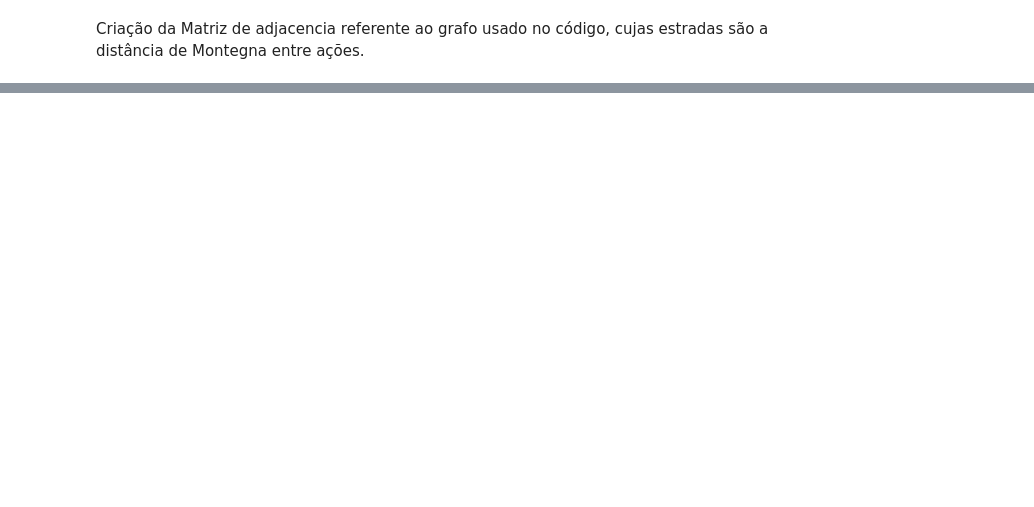
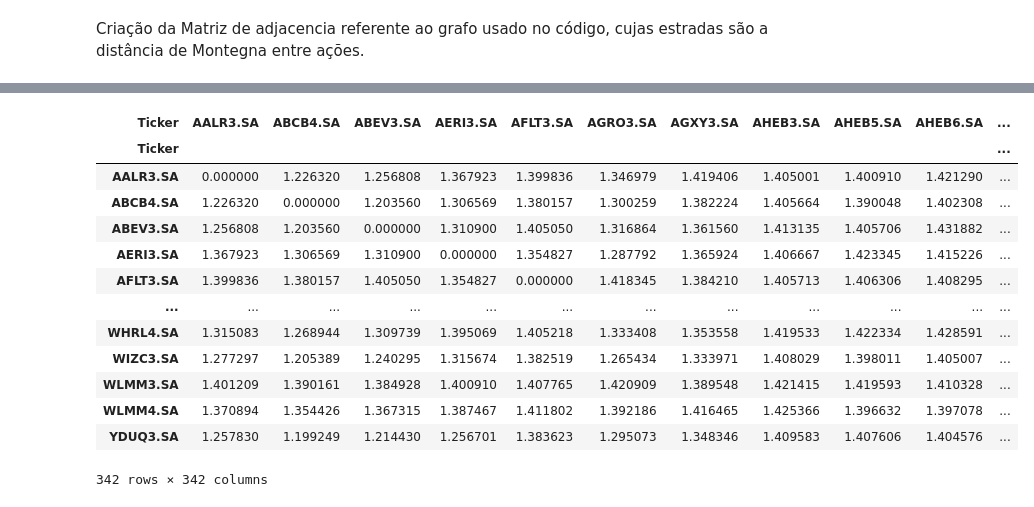
Before and after one commit to Marcos00758/Anti-crisis-stocks-using-graphs, a Jupyter notebook: Algoritimos.ipynb, the cells around one changed output, grey strips where cells are left out. Saved outputs shown, nothing was run; the diff lists cells and outputs as text; code cells hidden in the pictures; blank space fills up the shorter version.

```diff
--- a/Algoritimos.ipynb
+++ b/Algoritimos.ipynb
@@ -43,0 +47,20 @@ print(matriz_inicio)
+# %%
+def matriz_mantegna(matriz_pearson):
+     return np.sqrt(2*(1-matriz_pearson))
+matriz_correlacoes_mantegna = matriz_mantegna(matriz_correlacoes)
+matriz_correlacoes_mantegna
+# %% [output]
+| Ticker | AALR3.SA | ABCB4.SA | ABEV3.SA | AERI3.SA | AFLT3.SA | AGRO3.SA | AGXY3.SA | AHEB3.SA | AHEB5.SA | AHEB6.SA | ... |
+| Ticker |  |  |  |  |  |  |  |  |  |  | ... |
+| AALR3.SA | 0.000000 | 1.226320 | 1.256808 | 1.367923 | 1.399836 | 1.346979 | 1.419406 | 1.405001 | 1.400910 | 1.421290 | ... |
+| ABCB4.SA | 1.226320 | 0.000000 | 1.203560 | 1.306569 | 1.380157 | 1.300259 | 1.382224 | 1.405664 | 1.390048 | 1.402308 | ... |
+| ABEV3.SA | 1.256808 | 1.203560 | 0.000000 | 1.310900 | 1.405050 | 1.316864 | 1.361560 | 1.413135 | 1.405706 | 1.431882 | ... |
+| AERI3.SA | 1.367923 | 1.306569 | 1.310900 | 0.000000 | 1.354827 | 1.287792 | 1.365924 | 1.406667 | 1.423345 | 1.415226 | ... |
+| AFLT3.SA | 1.399836 | 1.380157 | 1.405050 | 1.354827 | 0.000000 | 1.418345 | 1.384210 | 1.405713 | 1.406306 | 1.408295 | ... |
+| ... | ... | ... | ... | ... | ... | ... | ... | ... | ... | ... | ... |
+| WHRL4.SA | 1.315083 | 1.268944 | 1.309739 | 1.395069 | 1.405218 | 1.333408 | 1.353558 | 1.419533 | 1.422334 | 1.428591 | ... |
+| WIZC3.SA | 1.277297 | 1.205389 | 1.240295 | 1.315674 | 1.382519 | 1.265434 | 1.333971 | 1.408029 | 1.398011 | 1.405007 | ... |
+| WLMM3.SA | 1.401209 | 1.390161 | 1.384928 | 1.400910 | 1.407765 | 1.420909 | 1.389548 | 1.421415 | 1.419593 | 1.410328 | ... |
+| WLMM4.SA | 1.370894 | 1.354426 | 1.367315 | 1.387467 | 1.411802 | 1.392186 | 1.416465 | 1.425366 | 1.396632 | 1.397078 | ... |
+| YDUQ3.SA | 1.257830 | 1.199249 | 1.214430 | 1.256701 | 1.383623 | 1.295073 | 1.348346 | 1.409583 | 1.407606 | 1.404576 | ... |
+342 rows × 342 columns
```
Also changed, not shown: parts of 8 cells of this notebook, 1 other file.
